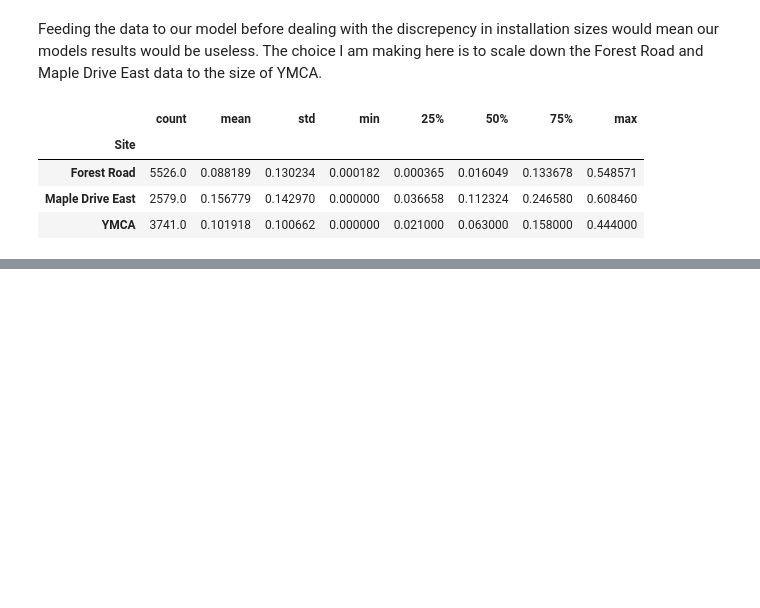
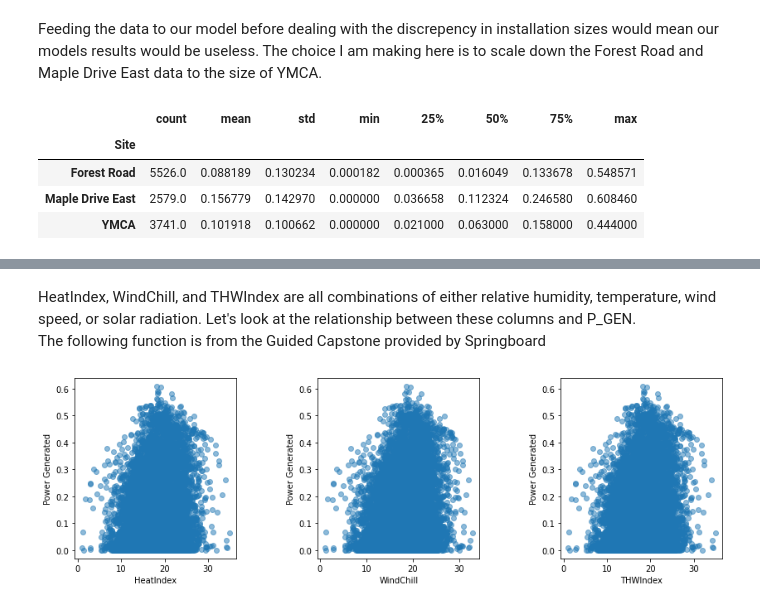
Before and after one commit to Eddy12321/Solar_ROI, a Jupyter notebook: Notebooks/2. Explorative Data Analysis.ipynb, the cells around one changed output, grey strips where cells are left out. Saved outputs shown, nothing was run; the diff lists cells and outputs as text; code cells hidden in the pictures; blank space fills up the shorter version.

```diff
--- a/Notebooks/2. Explorative Data Analysis.ipynb
+++ b/Notebooks/2. Explorative Data Analysis.ipynb
@@ -118,0 +129,2 @@ Solar radiation and solar energy are the most correlated to power generated, obv
+# %%
+UK_data.drop(columns = ['HiTemp', 'LowTemp', 'HiSpeed', 'HiSolarRad'], inplace = True)
@@ -119,3 +133,6 @@ Solar radiation and solar energy are the most correlated to power generated, obv
+# %% [markdown]
+HeatIndex, WindChill, and THWIndex are all combinations of either relative humidity, temperature, wind speed, or solar radiation. Let's look at the relationship between these columns and P_GEN. <br>
+The following function is from the Guided Capstone provided by Springboard
 # %%
 def scatterplots(columns, ncol=None, figsize=(15, 8)):
     if ncol is None:
@@ -130,3 +147,7 @@ def scatterplots(columns, ncol=None, figsize=(15, 8)):
     nsubplots = nrow * ncol
     for empty in range(i+1, nsubplots):
         axes.flatten()[empty].set_visible(False)
+# %%
+scatterplots(['HeatIndex', 'WindChill', 'THWIndex'], figsize = (14, 4))
+# %% [output]
+[figure, added]
```
Also changed, not shown: parts of 32 cells of this notebook, 1 other file.
